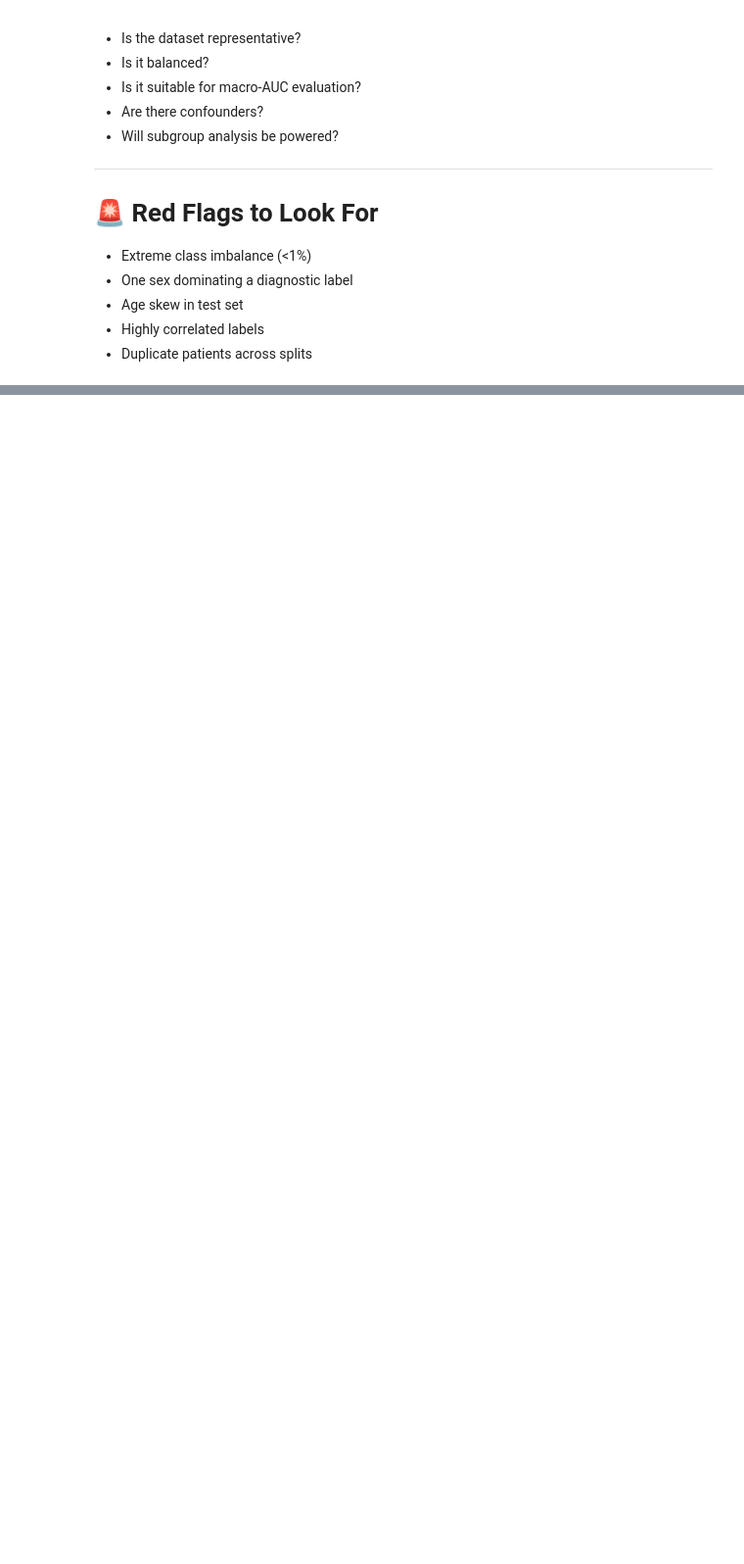
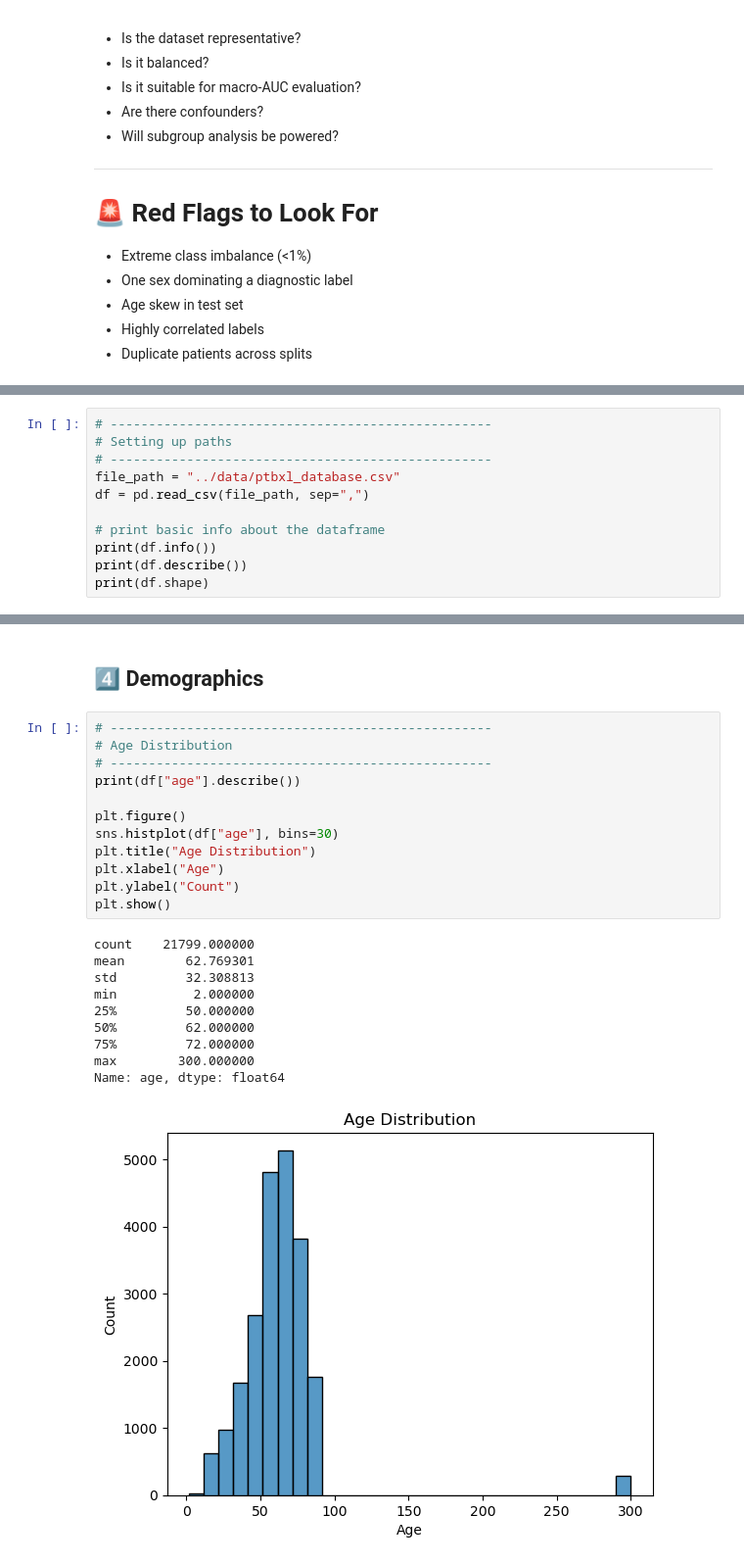
Before and after one commit to cristopher-d-delgado/ecg-ai-statistical-evaluation, a Jupyter notebook: notebooks/eda.ipynb, the cells around one changed output, grey strips where cells are left out. Shown at 98% size. Drawn from its saved outputs; the diff is of its cells as text; blank space fills up the shorter version.

Commit message:
created basic plots commencing eda

```diff
--- a/notebooks/eda.ipynb
+++ b/notebooks/eda.ipynb
@@ -205,0 +218,11 @@ EDA is answering:
+# %%
+# --------------------------------------------------
+# Setting up paths
+# --------------------------------------------------
+file_path = "../data/ptbxl_database.csv"
+df = pd.read_csv(file_path, sep=",")
+
+# print basic info about the dataframe
+print(df.info())
+print(df.describe())
+print(df.shape)
@@ -205,0 +272,25 @@ EDA is answering:
+# %% [markdown]
+## 4️⃣ Demographics
+# %%
+# --------------------------------------------------
+# Age Distribution
+# --------------------------------------------------
+print(df["age"].describe())
+
+plt.figure()
+sns.histplot(df["age"], bins=30)
+plt.title("Age Distribution")
+plt.xlabel("Age")
+plt.ylabel("Count")
+plt.show()
+# %% [output]
+count    21799.000000
+mean        62.769301
+std         32.308813
+min          2.000000
+25%         50.000000
+50%         62.000000
+75%         72.000000
+max        300.000000
+Name: age, dtype: float64
+[figure, added]
```
Also changed, not shown: parts of 17 cells of this notebook.
